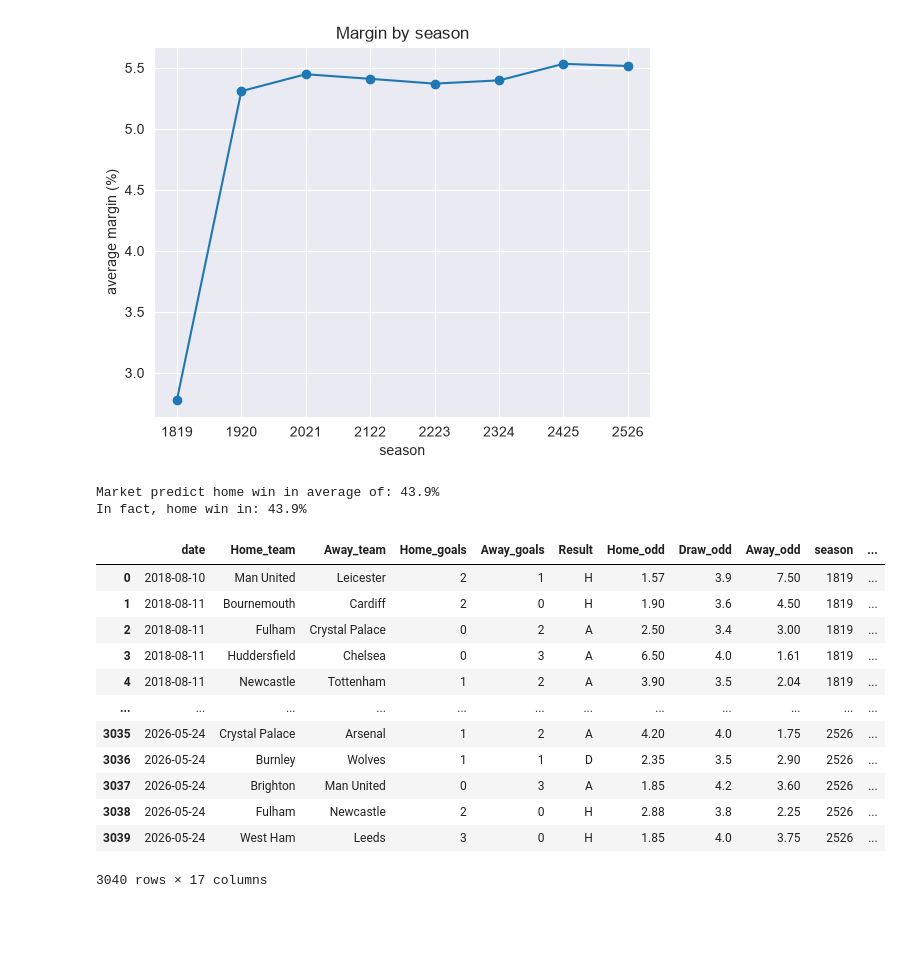
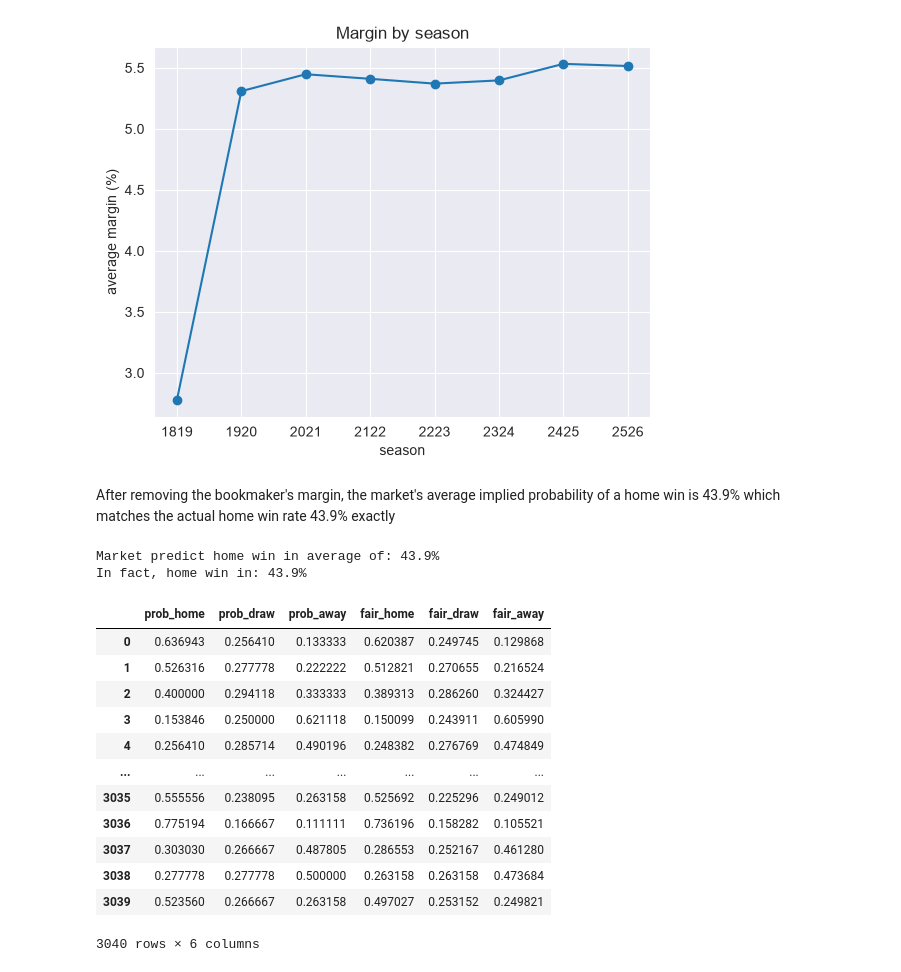
Before and after one commit to Przemsky403290/football_poisson_model___, a Jupyter notebook: notebooks/02_exploration.ipynb, the cells around one changed output. Saved outputs shown, nothing was run; the diff lists cells and outputs as text; code cells hidden in the pictures; blank space fills up the shorter version.

```diff
--- a/notebooks/02_exploration.ipynb
+++ b/notebooks/02_exploration.ipynb
@@ -2,13 +2,13 @@
 
 import pandas as pd
 import matplotlib.pyplot as plt
-import seaborn as sns
-
+from src.plots import plot_poisson_fit
 from scipy.stats import poisson
 
 
 
 all_matches = pd.read_csv("../data/processed/matches.csv", parse_dates=["date"], dtype={"season":str})
+all_matches = all_matches[all_matches["season"] != "2627"]
 all_matches.shape
-all_matches.head(5)
+all_matches.tail(5)
 # %% [output]
@@ -281,5 +286,8 @@ plt.ylabel("average margin (%)")
 plt.show()
 # %% [output]
 [figure]
+# %% [markdown]
+After removing the bookmaker's margin, the market's average implied probability
+of a home win is 43.9% which matches the actual home win rate 43.9% exactly
 # %%
 all_matches["fair_home"] = all_matches["prob_home"]/all_matches["overround"]
@@ -295,18 +303,18 @@ print(f"In fact, home win in: {actual_home:.1%} ")
 Market predict home win in average of: 43.9%
 In fact, home win in: 43.9%
 # %%
-all_matches
+all_matches[["prob_home", "prob_draw", "prob_away", "fair_home", "fair_draw", "fair_away"]]
 # %% [output]
-|  | date | Home_team | Away_team | Home_goals | Away_goals | Result | Home_odd | Draw_odd | Away_odd | season | ... |
-| 0 | 2018-08-10 | Man United | Leicester | 2 | 1 | H | 1.57 | 3.9 | 7.50 | 1819 | ... |
-| 1 | 2018-08-11 | Bournemouth | Cardiff | 2 | 0 | H | 1.90 | 3.6 | 4.50 | 1819 | ... |
-| 2 | 2018-08-11 | Fulham | Crystal Palace | 0 | 2 | A | 2.50 | 3.4 | 3.00 | 1819 | ... |
-| 3 | 2018-08-11 | Huddersfield | Chelsea | 0 | 3 | A | 6.50 | 4.0 | 1.61 | 1819 | ... |
-| 4 | 2018-08-11 | Newcastle | Tottenham | 1 | 2 | A | 3.90 | 3.5 | 2.04 | 1819 | ... |
-| ... | ... | ... | ... | ... | ... | ... | ... | ... | ... | ... | ... |
-| 3035 | 2026-05-24 | Crystal Palace | Arsenal | 1 | 2 | A | 4.20 | 4.0 | 1.75 | 2526 | ... |
-| 3036 | 2026-05-24 | Burnley | Wolves | 1 | 1 | D | 2.35 | 3.5 | 2.90 | 2526 | ... |
-| 3037 | 2026-05-24 | Brighton | Man United | 0 | 3 | A | 1.85 | 4.2 | 3.60 | 2526 | ... |
-| 3038 | 2026-05-24 | Fulham | Newcastle | 2 | 0 | H | 2.88 | 3.8 | 2.25 | 2526 | ... |
-| 3039 | 2026-05-24 | West Ham | Leeds | 3 | 0 | H | 1.85 | 4.0 | 3.75 | 2526 | ... |
+|  | prob_home | prob_draw | prob_away | fair_home | fair_draw | fair_away |
+| 0 | 0.636943 | 0.256410 | 0.133333 | 0.620387 | 0.249745 | 0.129868 |
+| 1 | 0.526316 | 0.277778 | 0.222222 | 0.512821 | 0.270655 | 0.216524 |
+| 2 | 0.400000 | 0.294118 | 0.333333 | 0.389313 | 0.286260 | 0.324427 |
+| 3 | 0.153846 | 0.250000 | 0.621118 | 0.150099 | 0.243911 | 0.605990 |
+| 4 | 0.256410 | 0.285714 | 0.490196 | 0.248382 | 0.276769 | 0.474849 |
+| ... | ... | ... | ... | ... | ... | ... |
+| 3035 | 0.555556 | 0.238095 | 0.263158 | 0.525692 | 0.225296 | 0.249012 |
+| 3036 | 0.775194 | 0.166667 | 0.111111 | 0.736196 | 0.158282 | 0.105521 |
+| 3037 | 0.303030 | 0.266667 | 0.487805 | 0.286553 | 0.252167 | 0.461280 |
+| 3038 | 0.277778 | 0.277778 | 0.500000 | 0.263158 | 0.263158 | 0.473684 |
+| 3039 | 0.523560 | 0.266667 | 0.263158 | 0.497027 | 0.253152 | 0.249821 |
-3040 rows × 17 columns
+3040 rows × 6 columns
```
Also changed, not shown: parts of 11 cells of this notebook, 4 other files.
